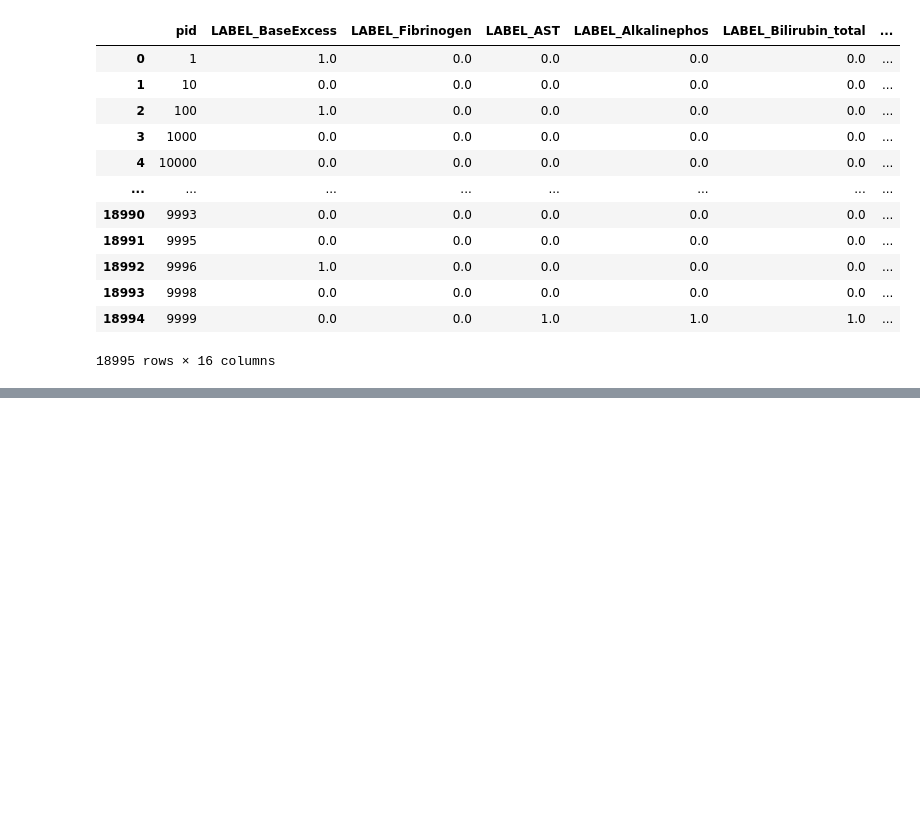
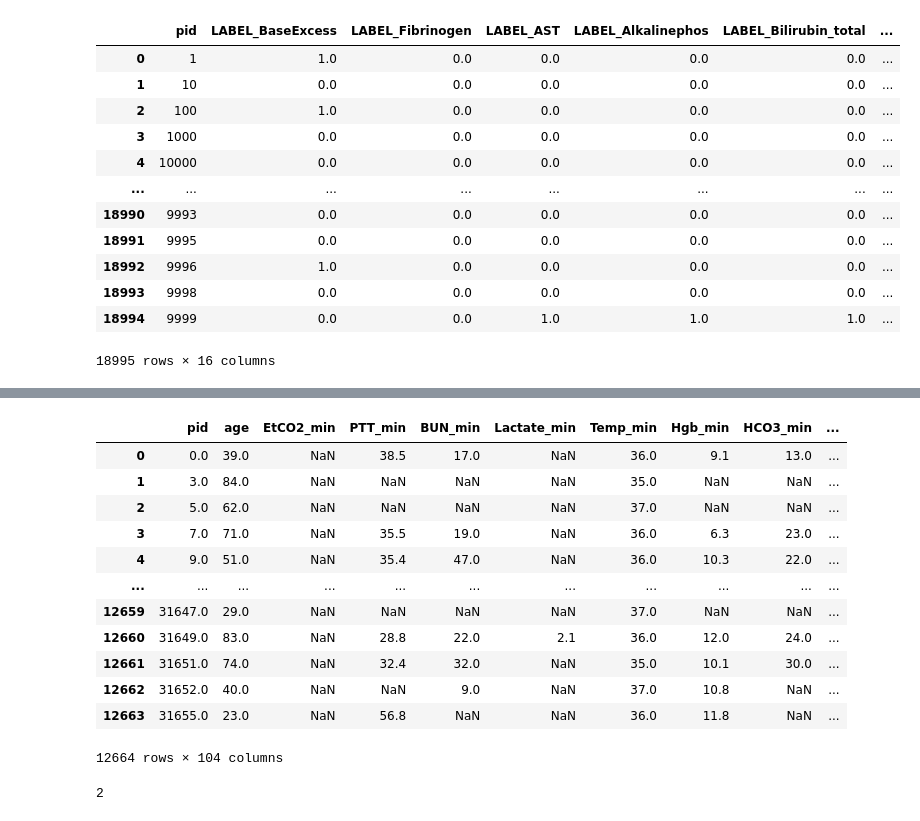
Before and after one commit to simondanielsson/intro-ml, a Jupyter notebook: task2/exploration/exploration_simon.ipynb, the cells around one changed output, grey strips where cells are left out. Drawn from its saved outputs; the diff is of its cells as text; code cells hidden in the pictures; blank space fills up the shorter version.

```diff
--- a/task2/exploration/exploration_simon.ipynb
+++ b/task2/exploration/exploration_simon.ipynb
@@ -557,0 +630,21 @@ pH-11
+# %%
+feature_set
+# %% [output]
+|  | pid | age | EtCO2_min | PTT_min | BUN_min | Lactate_min | Temp_min | Hgb_min | HCO3_min | ... |
+| 0 | 0.0 | 39.0 | NaN | 38.5 | 17.0 | NaN | 36.0 | 9.1 | 13.0 | ... |
+| 1 | 3.0 | 84.0 | NaN | NaN | NaN | NaN | 35.0 | NaN | NaN | ... |
+| 2 | 5.0 | 62.0 | NaN | NaN | NaN | NaN | 37.0 | NaN | NaN | ... |
+| 3 | 7.0 | 71.0 | NaN | 35.5 | 19.0 | NaN | 36.0 | 6.3 | 23.0 | ... |
+| 4 | 9.0 | 51.0 | NaN | 35.4 | 47.0 | NaN | 36.0 | 10.3 | 22.0 | ... |
+| ... | ... | ... | ... | ... | ... | ... | ... | ... | ... | ... |
+| 12659 | 31647.0 | 29.0 | NaN | NaN | NaN | NaN | 37.0 | NaN | NaN | ... |
+| 12660 | 31649.0 | 83.0 | NaN | 28.8 | 22.0 | 2.1 | 36.0 | 12.0 | 24.0 | ... |
+| 12661 | 31651.0 | 74.0 | NaN | 32.4 | 32.0 | NaN | 35.0 | 10.1 | 30.0 | ... |
+| 12662 | 31652.0 | 40.0 | NaN | NaN | 9.0 | NaN | 37.0 | 10.8 | NaN | ... |
+| 12663 | 31655.0 | 23.0 | NaN | 56.8 | NaN | NaN | 36.0 | 11.8 | NaN | ... |
+12664 rows × 104 columns
+# %%
+a = {"a": 1, "b": 2}
+np.max(list(a.values()))
+# %% [output]
+2
```
Also changed, not shown: parts of 25 cells of this notebook, 13 other files.
